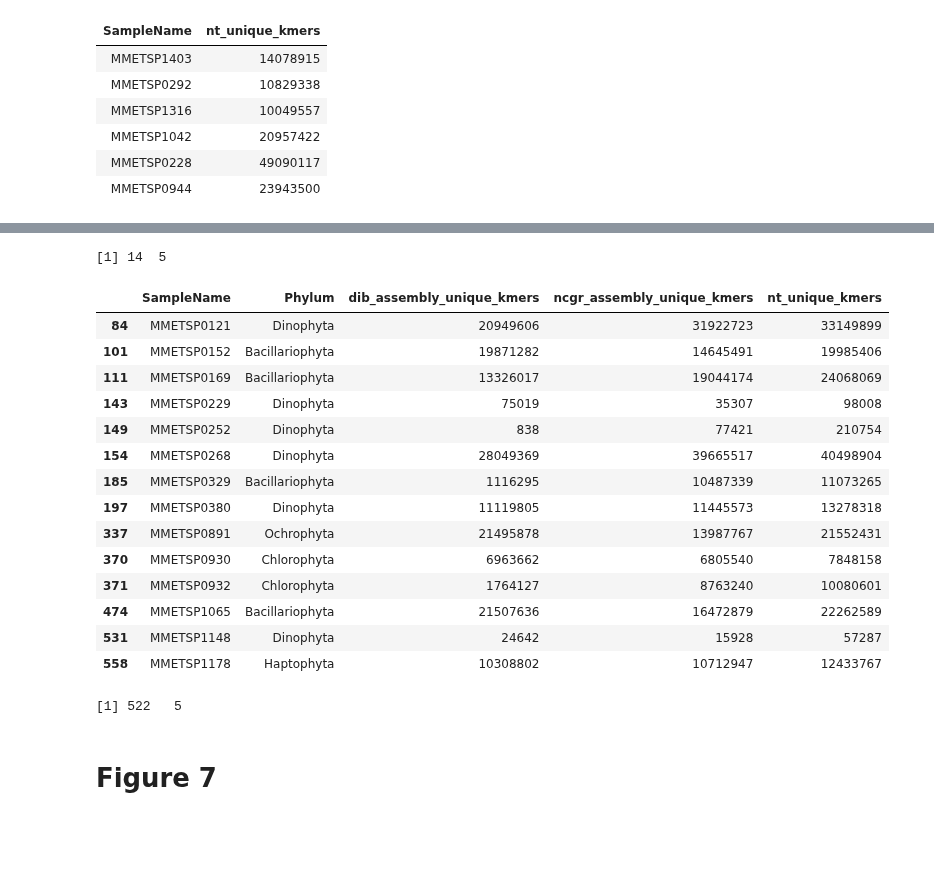
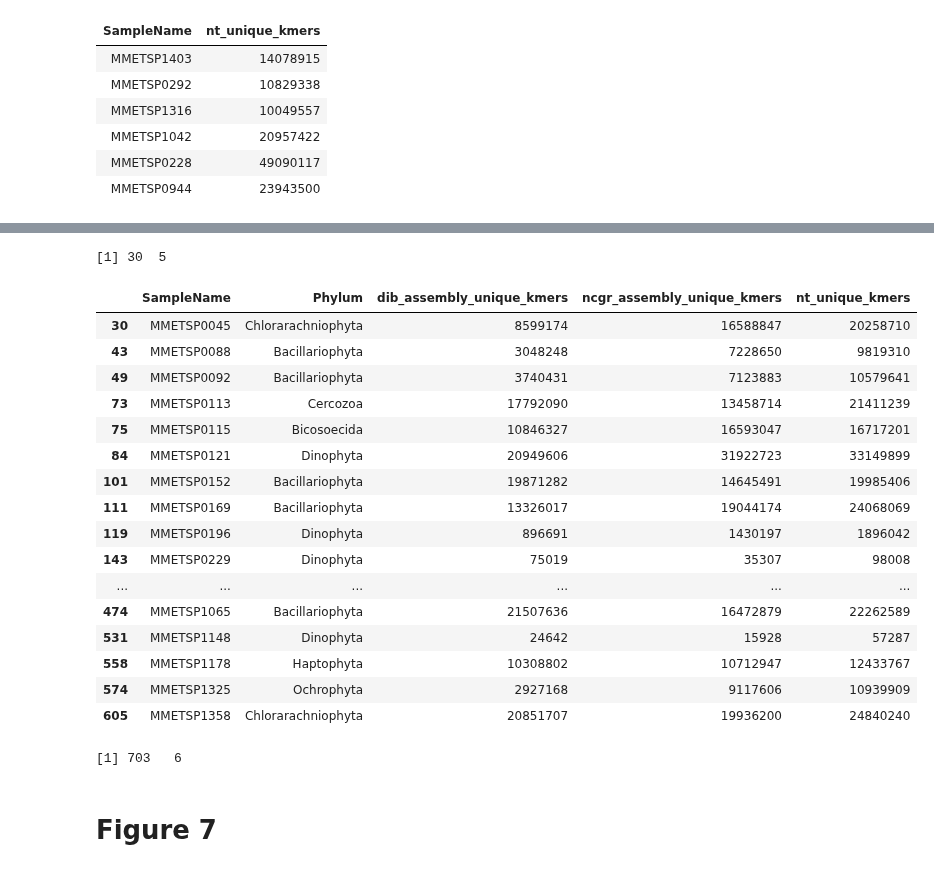
Before and after one commit to johnsolk/MMETSP, a Jupyter notebook: notebooks/MMETSP_unique_kmers_dammitgenenames.ipynb, the cells around one changed output, grey strips where cells are left out. Drawn from its saved outputs; the diff is of its cells as text; code cells hidden in the pictures; blank space fills up the shorter version.

```diff
--- a/notebooks/MMETSP_unique_kmers_dammitgenenames.ipynb
+++ b/notebooks/MMETSP_unique_kmers_dammitgenenames.ipynb
@@ -44,6 +39,5 @@ unique_dammit_names <- unique_dammit_names[!unique_dammit_names$SampleName %in%
 # Only use 7 most common phyla
 sub_phy<-c("Bacillariophyta","Dinophyta","Ochrophyta","Haptophyta","Ciliophora","Chlorophyta","Cryptophyta")
 # %%
-dib_ncgr_kmers <- dib_ncgr_kmers[!dib_ncgr_kmers$SampleName %in% special_flowers,]
-dib_ncgr_kmers<-dib_ncgr_kmers[dib_ncgr_kmers$Phylum %in% sub_phy,]
-unique(as.character(dib_ncgr_kmers$Phylum))
+#dib_ncgr_kmers <- dib_ncgr_kmers[!dib_ncgr_kmers$SampleName %in% special_flowers,]
+dib_ncgr_kmers$sub_Phylum <- ifelse(dib_ncgr_kmers$Phylum %in% sub_phy, as.character(dib_ncgr_kmers$Phylum),"Others")
@@ -52,0 +44,5 @@ unique(as.character(dib_ncgr_kmers$Phylum))
+# %%
+head(dib_ncgr_kmers)
+dim(dib_ncgr_kmers)
+dib_ncgr_kmers$sub_Phylum <- as.factor(dib_ncgr_kmers$sub_Phylum)
+class(dib_ncgr_kmers$sub_Phylum)
@@ -52,0 +72,3 @@ unique(as.character(dib_ncgr_kmers$Phylum))
+# %%
+dib_ncgr_kmers <- dib_ncgr_kmers[,c(1,3:6)]
+dib_ncgr_kmers$Phylum <- dib_ncgr_kmers$sub_Phylum
@@ -53,11 +80,11 @@ unique(as.character(dib_ncgr_kmers$Phylum))
 # %%
 Cols = function(vec){
   #cols=cols=palette(brewer.pal(n=7,name="Dark2"))
-  cols=rainbow(length(unique(vec)))
+  #cols=rainbow(length(unique(vec)))
+  #cols = c('#ffffd9','#edf8b1','#c7e9b4','#7fcdbb','#41b6c4','#1d91c0','#225ea8','#253494','#081d58')
+  cols = palette(brewer.pal(n=8,name="Dark2"))
   return(cols[as.numeric(as.factor(vec))])}
 
-dib_ncgr_kmers <- dib_ncgr_kmers[!dib_ncgr_kmers$SampleName %in% special_flowers,]
-dib_ncgr_kmers<-dib_ncgr_kmers[dib_ncgr_kmers$Phylum %in% sub_phy,]
 #pdf("../paper/figures/Figure6_unique_kmers.pdf",width=6.41,height=6.41)
 #png("../paper/figures/Figure6_unique_kmers.png",width=6.41,height=6.41,units="in",res=1200)
 plot(dib_ncgr_kmers$ncgr_assembly_unique_kmers,dib_ncgr_kmers$dib_assembly_unique_kmers,
@@ -69,7 +96,7 @@ plot(dib_ncgr_kmers$ncgr_assembly_unique_kmers,dib_ncgr_kmers$dib_assembly_uniqu
      pch=19,
      frame.plot = FALSE)
 abline(0,1)
-legend(20,125000000,legend=unique(as.character(dib_ncgr_kmers$Phylum)),
+legend(20,125000000,legend=sort(unique(as.character(dib_ncgr_kmers$Phylum))),
        col=Cols(unique(as.character(dib_ncgr_kmers$Phylum))),
        cex=0.8,
        pch=19,bty="n")
@@ -121,27 +149,30 @@ pdf
 # %%
-dib_low<-dib_ncgr_kmers[which(dib_ncgr_kmers$dib_assembly_unique_kmers - dib_ncgr_kmers$nt_unique_kmers < 1),]
-dim(dib_low)
-dib_low
+dib_low<-dib_ncgr_kmers[which(dib_ncgr_kmers$dib_assembly_unique_kmers - dib_ncgr_kmers$nt_unique_kmers < 0),]
+dib_low_unique<-dib_low[!duplicated(dib_low$SampleName),]
+dim(dib_low_unique)
+dib_low_unique
 # %% [output]
-[1] 14  5
+[1] 30  5
 |  | SampleName | Phylum | dib_assembly_unique_kmers | ncgr_assembly_unique_kmers | nt_unique_kmers |
+| 30 | MMETSP0045 | Chlorarachniophyta | 8599174 | 16588847 | 20258710 |
+| 43 | MMETSP0088 | Bacillariophyta | 3048248 | 7228650 | 9819310 |
+| 49 | MMETSP0092 | Bacillariophyta | 3740431 | 7123883 | 10579641 |
+| 73 | MMETSP0113 | Cercozoa | 17792090 | 13458714 | 21411239 |
+| 75 | MMETSP0115 | Bicosoecida | 10846327 | 16593047 | 16717201 |
 | 84 | MMETSP0121 | Dinophyta | 20949606 | 31922723 | 33149899 |
 | 101 | MMETSP0152 | Bacillariophyta | 19871282 | 14645491 | 19985406 |
 | 111 | MMETSP0169 | Bacillariophyta | 13326017 | 19044174 | 24068069 |
+| 119 | MMETSP0196 | Dinophyta | 896691 | 1430197 | 1896042 |
 | 143 | MMETSP0229 | Dinophyta | 75019 | 35307 | 98008 |
-| 149 | MMETSP0252 | Dinophyta | 838 | 77421 | 210754 |
-| 154 | MMETSP0268 | Dinophyta | 28049369 | 39665517 | 40498904 |
-| 185 | MMETSP0329 | Bacillariophyta | 1116295 | 10487339 | 11073265 |
-| 197 | MMETSP0380 | Dinophyta | 11119805 | 11445573 | 13278318 |
-| 337 | MMETSP0891 | Ochrophyta | 21495878 | 13987767 | 21552431 |
-| 370 | MMETSP0930 | Chlorophyta | 6963662 | 6805540 | 7848158 |
-| 371 | MMETSP0932 | Chlorophyta | 1764127 | 8763240 | 10080601 |
+| ... | ... | ... | ... | ... | ... |
 | 474 | MMETSP1065 | Bacillariophyta | 21507636 | 16472879 | 22262589 |
 | 531 | MMETSP1148 | Dinophyta | 24642 | 15928 | 57287 |
 | 558 | MMETSP1178 | Haptophyta | 10308802 | 10712947 | 12433767 |
+| 574 | MMETSP1325 | Ochrophyta | 2927168 | 9117606 | 10939909 |
+| 605 | MMETSP1358 | Chlorarachniophyta | 20851707 | 19936200 | 24840240 |
 # %%
 dim(dib_ncgr_kmers)
 # %% [output]
-[1] 522   5
+[1] 703   6
 # %% [markdown]
 # Figure 7
```
Also changed, not shown: parts of 21 cells of this notebook, 21 other files.
